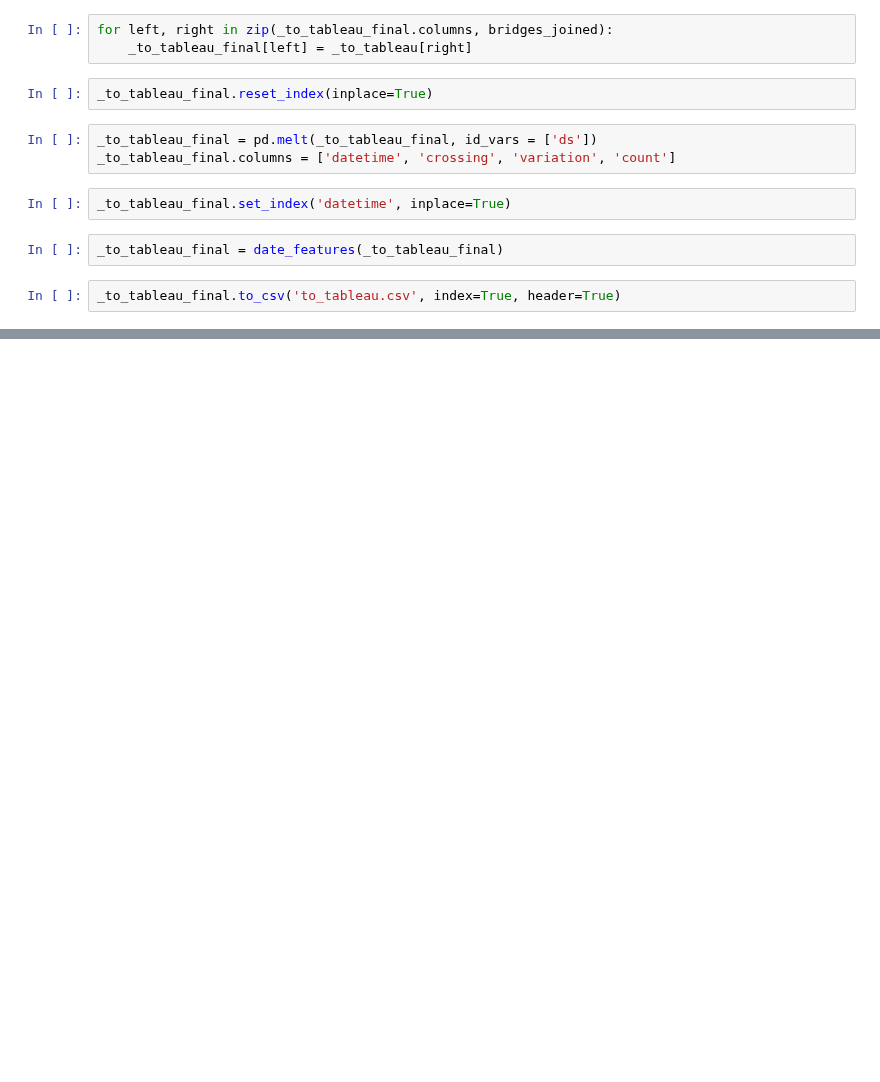
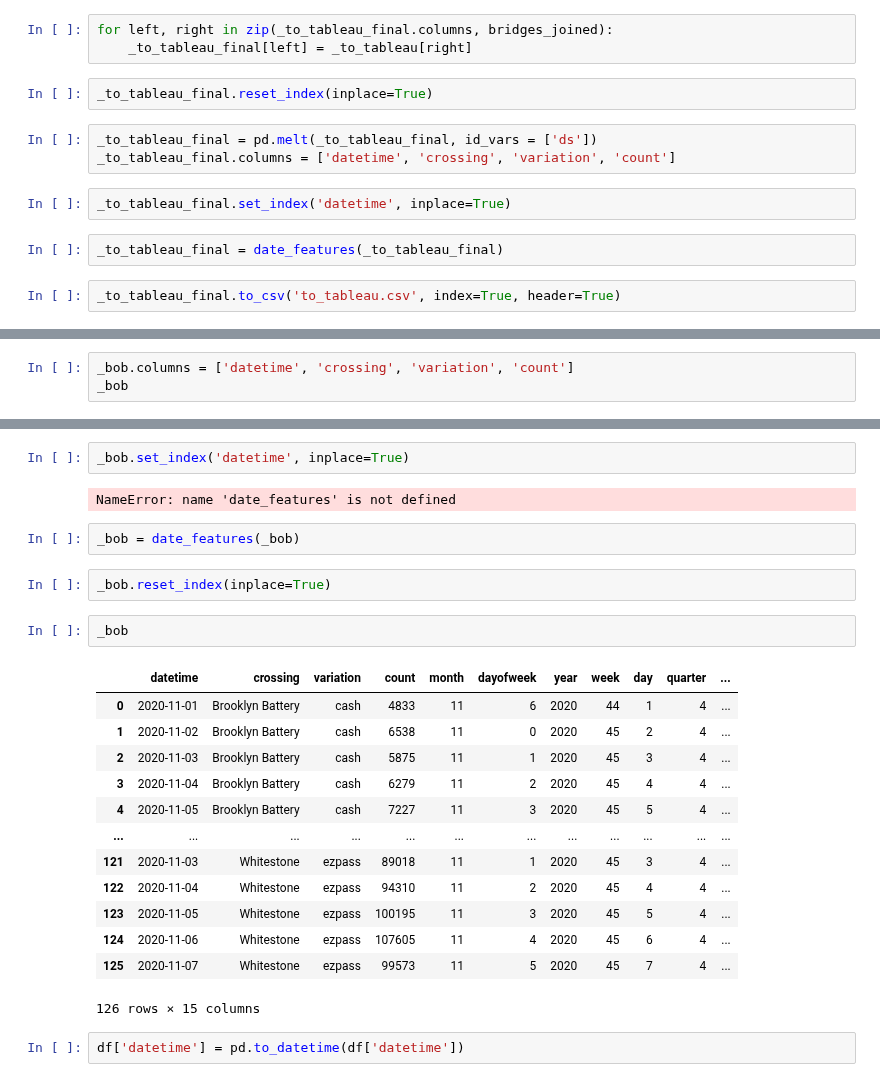
Before and after one commit to albertum1/Time_Series_MTABT, a Jupyter notebook: MTABT_Preprocessing.ipynb, the cells around one changed output, grey strips where cells are left out. Drawn from its saved outputs; the diff is of its cells as text; blank space fills up the shorter version.

```diff
--- a/MTABT_Preprocessing.ipynb
+++ b/MTABT_Preprocessing.ipynb
@@ -485,0 +514,3 @@ _to_tableau_final.to_csv('to_tableau.csv', index=True, header=True)
+# %%
+_bob.columns = ['datetime', 'crossing', 'variation', 'count']
+_bob
@@ -485,0 +531,26 @@ _to_tableau_final.to_csv('to_tableau.csv', index=True, header=True)
+# %%
+_bob.set_index('datetime', inplace=True)
+# %% [output]
+NameError: name 'date_features' is not defined
+# %%
+_bob = date_features(_bob)
+# %%
+_bob.reset_index(inplace=True)
+# %%
+_bob
+# %% [output]
+|  | datetime | crossing | variation | count | month | dayofweek | year | week | day | quarter | ... |
+| 0 | 2020-11-01 | Brooklyn Battery | cash | 4833 | 11 | 6 | 2020 | 44 | 1 | 4 | ... |
+| 1 | 2020-11-02 | Brooklyn Battery | cash | 6538 | 11 | 0 | 2020 | 45 | 2 | 4 | ... |
+| 2 | 2020-11-03 | Brooklyn Battery | cash | 5875 | 11 | 1 | 2020 | 45 | 3 | 4 | ... |
+| 3 | 2020-11-04 | Brooklyn Battery | cash | 6279 | 11 | 2 | 2020 | 45 | 4 | 4 | ... |
+| 4 | 2020-11-05 | Brooklyn Battery | cash | 7227 | 11 | 3 | 2020 | 45 | 5 | 4 | ... |
+| ... | ... | ... | ... | ... | ... | ... | ... | ... | ... | ... | ... |
+| 121 | 2020-11-03 | Whitestone | ezpass | 89018 | 11 | 1 | 2020 | 45 | 3 | 4 | ... |
+| 122 | 2020-11-04 | Whitestone | ezpass | 94310 | 11 | 2 | 2020 | 45 | 4 | 4 | ... |
+| 123 | 2020-11-05 | Whitestone | ezpass | 100195 | 11 | 3 | 2020 | 45 | 5 | 4 | ... |
+| 124 | 2020-11-06 | Whitestone | ezpass | 107605 | 11 | 4 | 2020 | 45 | 6 | 4 | ... |
+| 125 | 2020-11-07 | Whitestone | ezpass | 99573 | 11 | 5 | 2020 | 45 | 7 | 4 | ... |
+126 rows × 15 columns
+# %%
+df['datetime'] = pd.to_datetime(df['datetime'])
```
Also changed, not shown: parts of 10 cells of this notebook.
